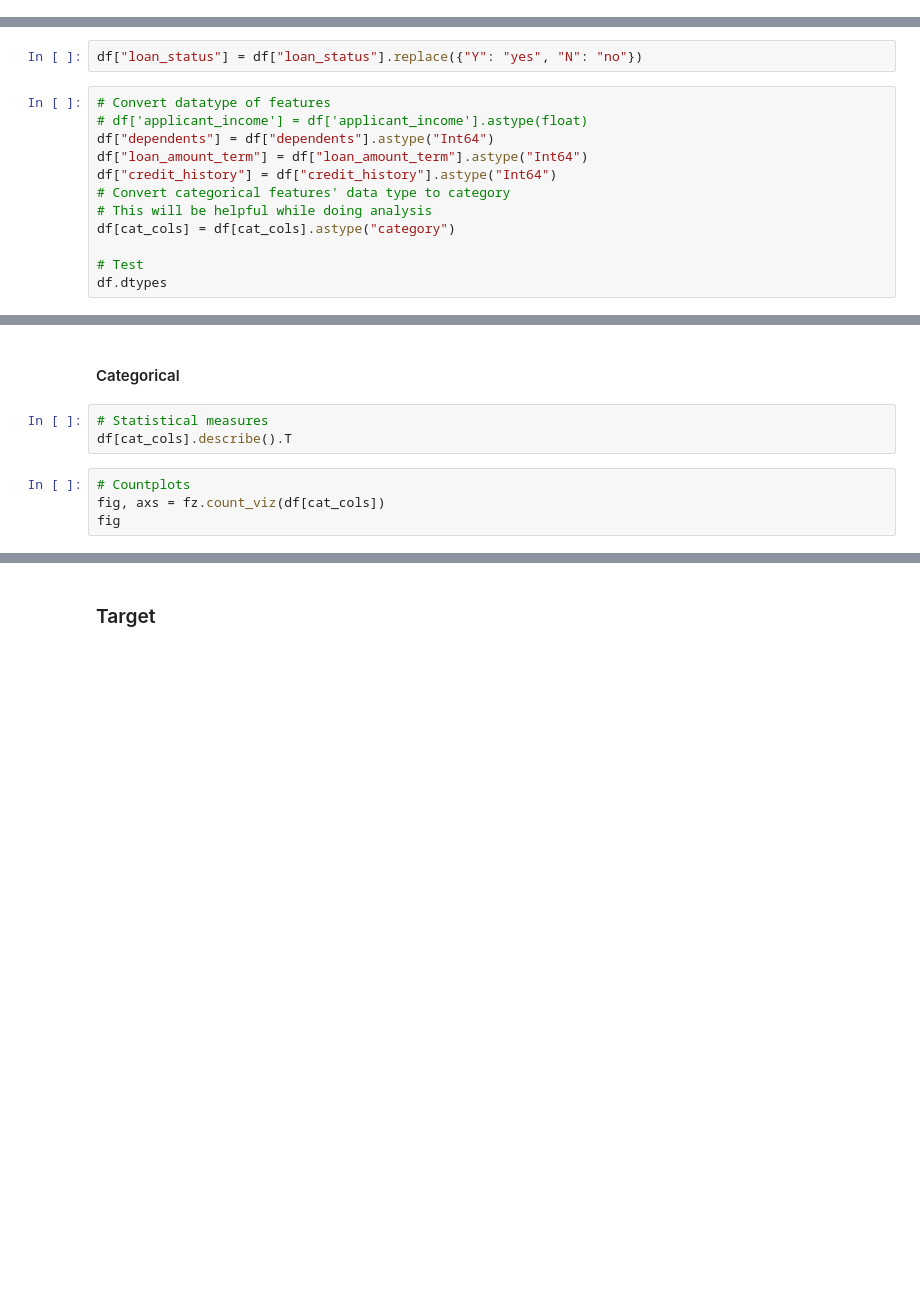
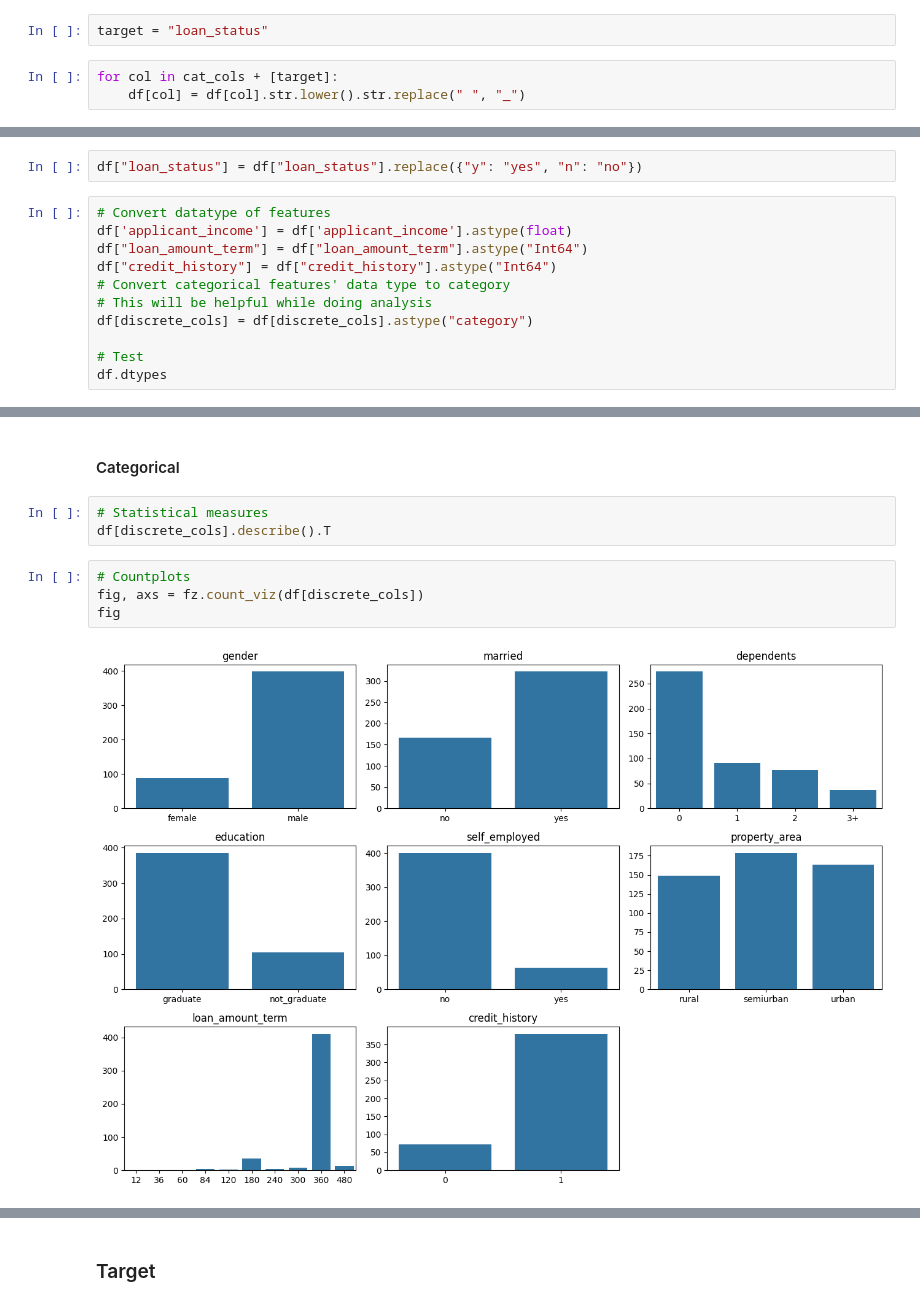
Before and after one commit to althaf-07/loan-sanction-prediction, a Jupyter notebook: notebooks/experimentation.ipynb, the cells around one changed output, grey strips where cells are left out. Cells and saved outputs as stored; diff of their text form; blank space fills up the shorter version.

```diff
--- a/notebooks/experimentation.ipynb
+++ b/notebooks/experimentation.ipynb
@@ -124,0 +183,5 @@ df["dependents"] = df["dependents"].str.replace(r"\+$", "", regex=True)
+# %%
+target = "loan_status"
+# %%
+for col in cat_cols + [target]:
+    df[col] = df[col].str.lower().str.replace(" ", "_")
@@ -125,14 +210,13 @@ df["dependents"] = df["dependents"].str.replace(r"\+$", "", regex=True)
 # %%
-df["loan_status"] = df["loan_status"].replace({"Y": "yes", "N": "no"})
+df["loan_status"] = df["loan_status"].replace({"y": "yes", "n": "no"})
 # %%
 # Convert datatype of features
-# df['applicant_income'] = df['applicant_income'].astype(float)
-df["dependents"] = df["dependents"].astype("Int64")
+df['applicant_income'] = df['applicant_income'].astype(float)
 df["loan_amount_term"] = df["loan_amount_term"].astype("Int64")
 df["credit_history"] = df["credit_history"].astype("Int64")
 # Convert categorical features' data type to category
 # This will be helpful while doing analysis
-df[cat_cols] = df[cat_cols].astype("category")
+df[discrete_cols] = df[discrete_cols].astype("category")
 
 # Test
 df.dtypes
@@ -179,8 +290,10 @@ fig
 #### Categorical
 # %%
 # Statistical measures
-df[cat_cols].describe().T
+df[discrete_cols].describe().T
 # %%
 # Countplots
-fig, axs = fz.count_viz(df[cat_cols])
+fig, axs = fz.count_viz(df[discrete_cols])
 fig
+# %% [output]
+[figure, added]
```
Also changed, not shown: parts of 66 cells of this notebook, 9 other files.
